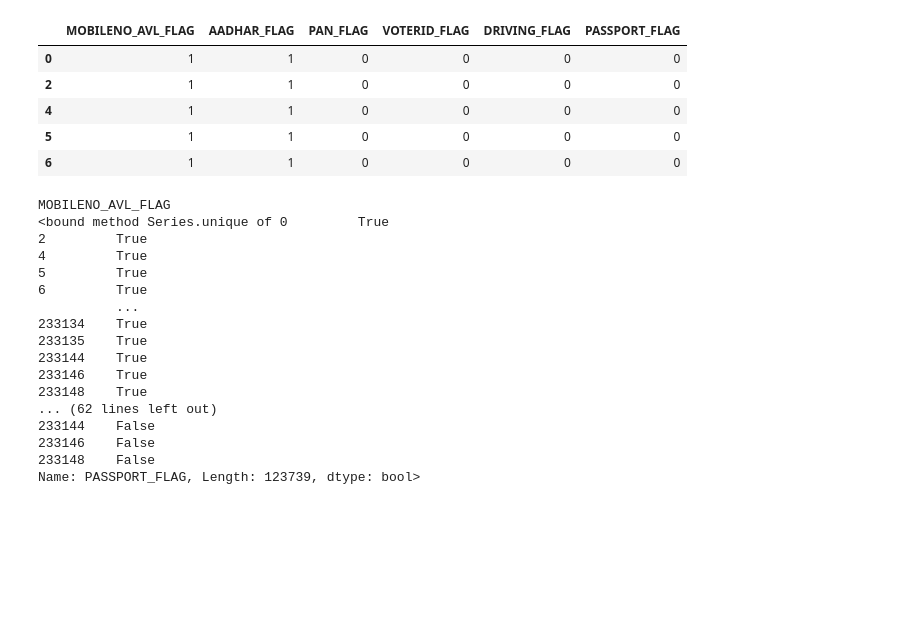
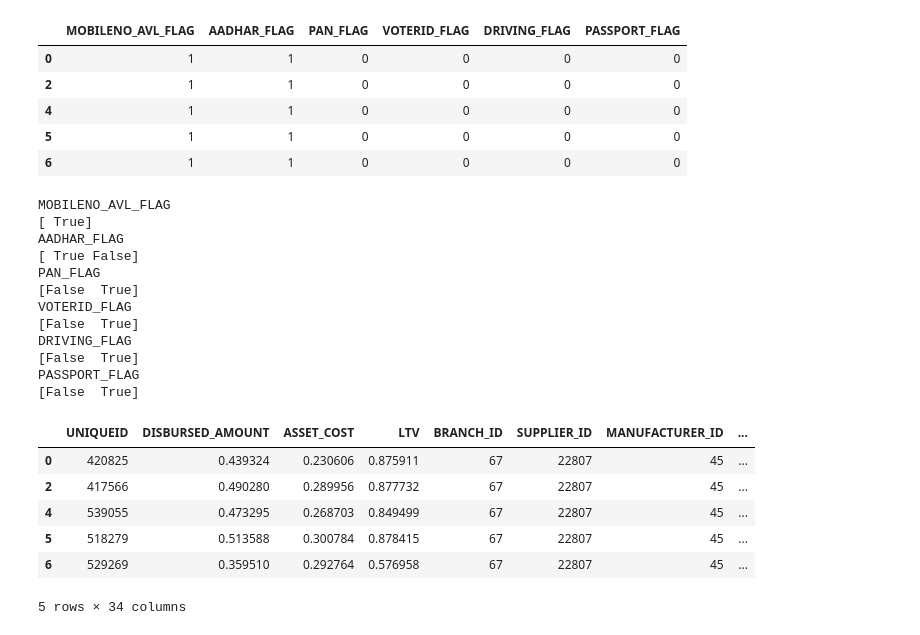
Before and after one commit to masete/L-T-Vehicle-loan-prediction, a Jupyter notebook: data_cleaning.ipynb, the cells around one changed output. Drawn from its saved outputs; the diff is of its cells as text; code cells hidden in the pictures; blank space fills up the shorter version.

```diff
--- a/data_cleaning.ipynb
+++ b/data_cleaning.ipynb
@@ -107,6 +107,8 @@ data[other_continous_variables].describe()
 | 50% | 0.000000e+00 | 0.000000e+00 | 0.000000e+00 | 0.000000e+00 | 0.000000e+00 | ... |
 | 75% | 6.080000e+04 | 0.000000e+00 | 0.000000e+00 | 1.999000e+03 | 0.000000e+00 | ... |
 | max | 1.000000e+09 | 3.603285e+07 | 3.000000e+07 | 2.564281e+07 | 4.170901e+06 | ... |
+# %%
+data = data.drop(other_continous_variables, axis=1)
 # %% [markdown]
 ### continous variables
 # %%
@@ -237,4 +239,4 @@ nominal_variables = [
     'AVERAGE_ACCT_AGE'
 ]
 # %%
-data['EMPLOYMENT_TYPE'].apply(encode_employment_type)
+data['EMPLOYMENT_TYPE'] = data['EMPLOYMENT_TYPE'].apply(encode_employment_type)
@@ -347,22 +345,17 @@ data[bool_variables].head()
 for col in bool_variables:
     print(col)
     data[col] = data[col].astype(bool)
-    print (data[col].unique)
+    print (data[col].unique())
 # %% [output]
 MOBILENO_AVL_FLAG
-<bound method Series.unique of 0         True
-2         True
-4         True
-5         True
-6         True
-          ...
-233134    True
-233135    True
-233144    True
-233146    True
-233148    True
-... (62 lines left out)
-233144    False
-233146    False
-233148    False
-Name: PASSPORT_FLAG, Length: 123739, dtype: bool>
+[ True]
+AADHAR_FLAG
+[ True False]
+PAN_FLAG
+[False  True]
+VOTERID_FLAG
+[False  True]
+DRIVING_FLAG
+[False  True]
+PASSPORT_FLAG
+[False  True]
@@ -368,0 +364,13 @@ Name: PASSPORT_FLAG, Length: 123739, dtype: bool>
+# %%
+columns = [col.upper() for col in data.columns]
+data.columns = columns
+# %%
+data.head()
+# %% [output]
+|  | UNIQUEID | DISBURSED_AMOUNT | ASSET_COST | LTV | BRANCH_ID | SUPPLIER_ID | MANUFACTURER_ID | ... |
+| 0 | 420825 | 0.439324 | 0.230606 | 0.875911 | 67 | 22807 | 45 | ... |
+| 2 | 417566 | 0.490280 | 0.289956 | 0.877732 | 67 | 22807 | 45 | ... |
+| 4 | 539055 | 0.473295 | 0.268703 | 0.849499 | 67 | 22807 | 45 | ... |
+| 5 | 518279 | 0.513588 | 0.300784 | 0.878415 | 67 | 22807 | 45 | ... |
+| 6 | 529269 | 0.359510 | 0.292764 | 0.576958 | 67 | 22807 | 45 | ... |
+5 rows × 34 columns
```
Also changed, not shown: parts of 5 cells of this notebook.
